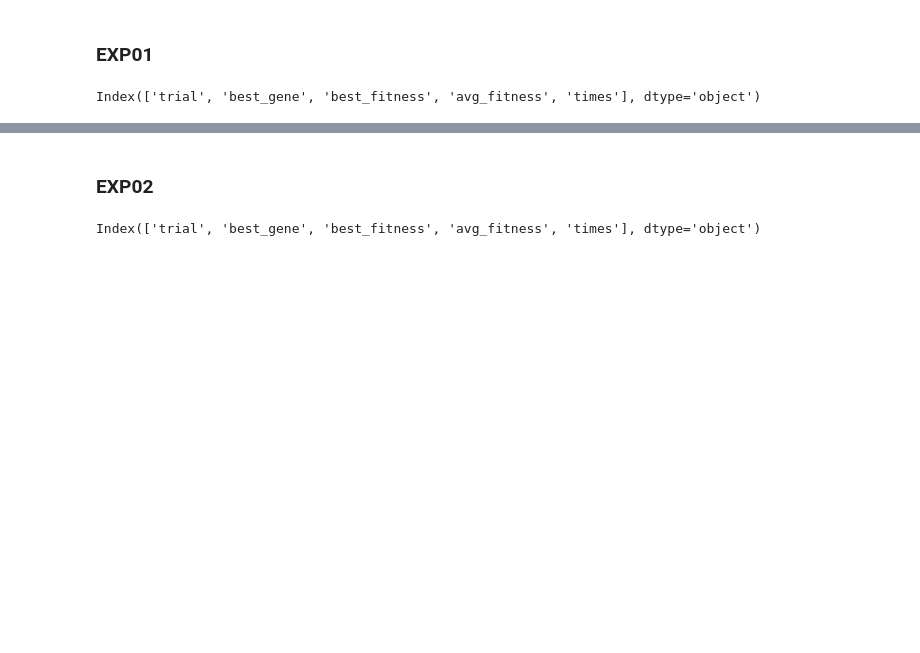
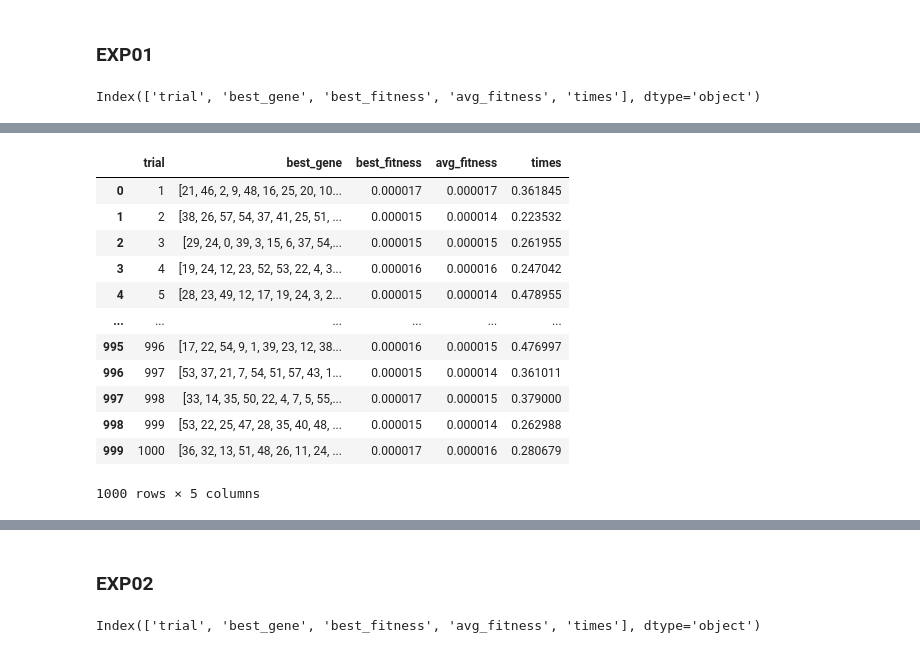
Before and after one commit to thatbeer/Nature_inspired, a Jupyter notebook: project01.1/test_spectre.ipynb, the cells around one changed output, grey strips where cells are left out. Drawn from its saved outputs; the diff is of its cells as text; code cells hidden in the pictures; blank space fills up the shorter version.

```diff
--- a/project01.1/test_spectre.ipynb
+++ b/project01.1/test_spectre.ipynb
@@ -30 +69,17 @@ Index(['trial', 'best_gene', 'best_fitness', 'avg_fitness', 'times'], dtype='obj
+# %%
+df2
+# %% [output]
+|  | trial | best_gene | best_fitness | avg_fitness | times |
+| 0 | 1 | [21, 46, 2, 9, 48, 16, 25, 20, 10... | 0.000017 | 0.000017 | 0.361845 |
+| 1 | 2 | [38, 26, 57, 54, 37, 41, 25, 51, ... | 0.000015 | 0.000014 | 0.223532 |
+| 2 | 3 | [29, 24, 0, 39, 3, 15, 6, 37, 54,... | 0.000015 | 0.000015 | 0.261955 |
+| 3 | 4 | [19, 24, 12, 23, 52, 53, 22, 4, 3... | 0.000016 | 0.000016 | 0.247042 |
+| 4 | 5 | [28, 23, 49, 12, 17, 19, 24, 3, 2... | 0.000015 | 0.000014 | 0.478955 |
+| ... | ... | ... | ... | ... | ... |
+| 995 | 996 | [17, 22, 54, 9, 1, 39, 23, 12, 38... | 0.000016 | 0.000015 | 0.476997 |
+| 996 | 997 | [53, 37, 21, 7, 54, 51, 57, 43, 1... | 0.000015 | 0.000014 | 0.361011 |
+| 997 | 998 | [33, 14, 35, 50, 22, 4, 7, 5, 55,... | 0.000017 | 0.000015 | 0.379000 |
+| 998 | 999 | [53, 22, 25, 47, 28, 35, 40, 48, ... | 0.000015 | 0.000014 | 0.262988 |
+| 999 | 1000 | [36, 32, 13, 51, 48, 26, 11, 24, ... | 0.000017 | 0.000016 | 0.280679 |
+1000 rows × 5 columns
 # %%
```
Also changed, not shown: parts of 11 cells of this notebook, 17 other files.
